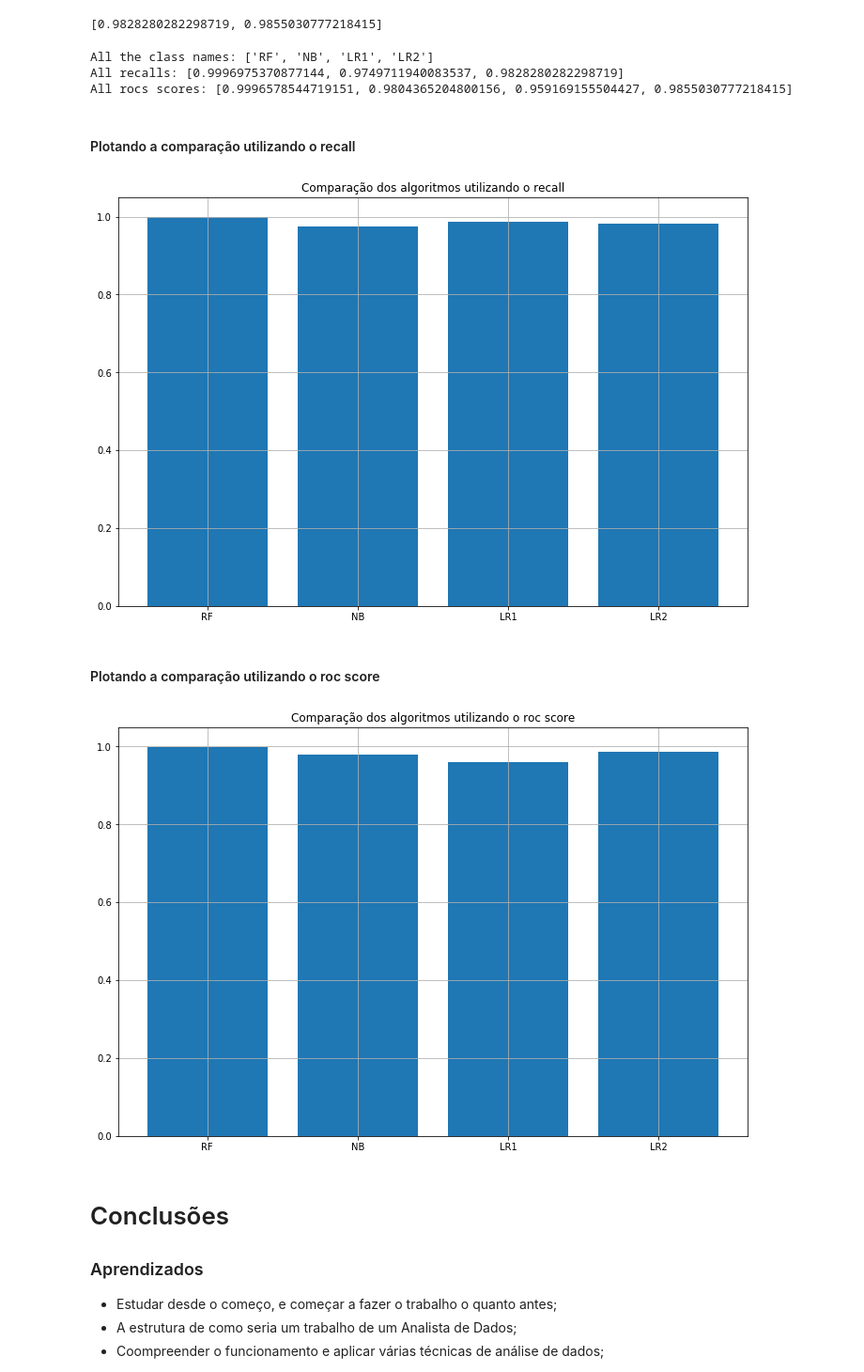
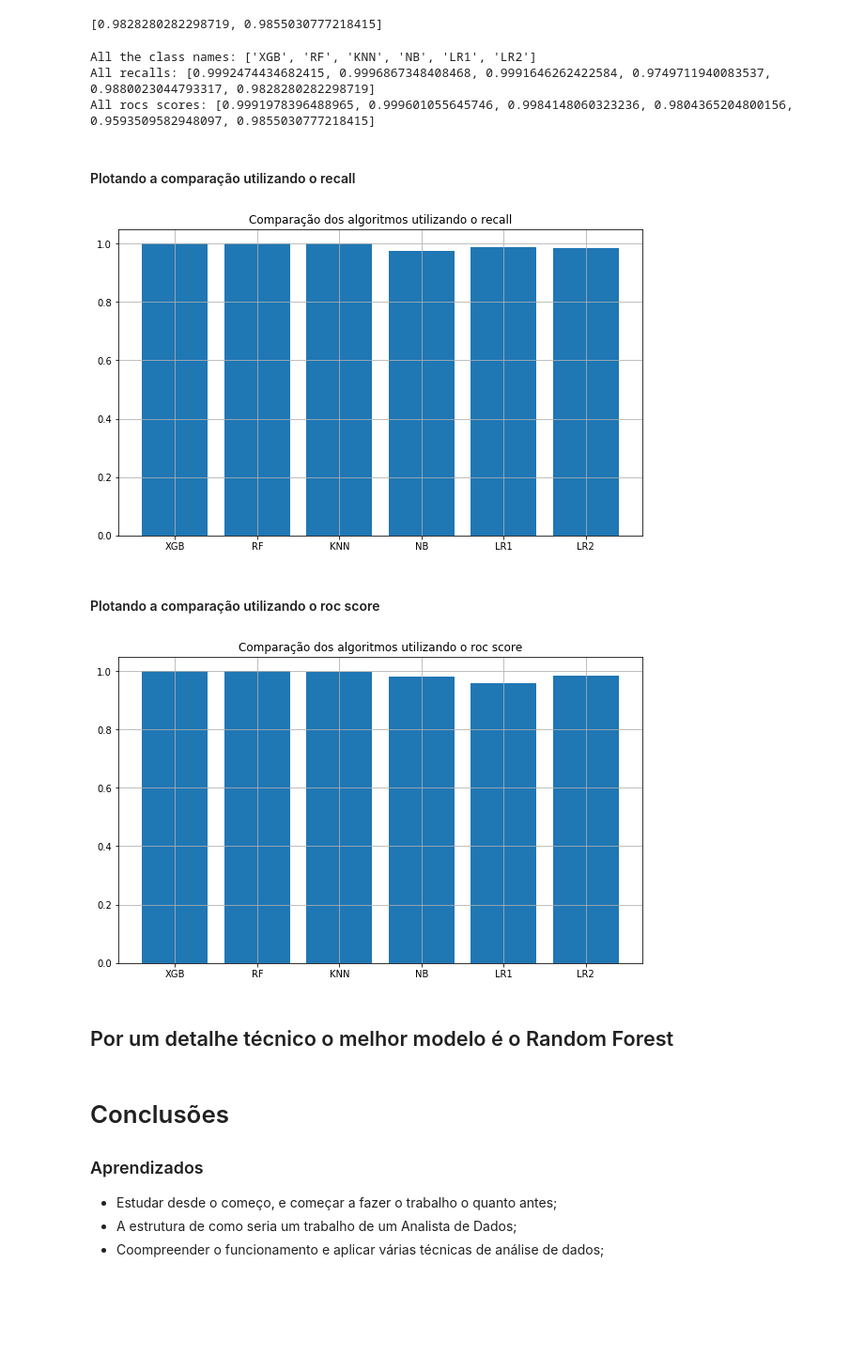
Before and after one commit to Eudalio/trabalho-final-machine-learning, a Jupyter notebook: Trabalho Final de Machine Learning.ipynb, the cells around one changed output. Shown at 94% size. Cells and saved outputs as stored; diff of their text form; code cells hidden in the pictures; blank space fills up the shorter version.

```diff
--- a/Trabalho Final de Machine Learning.ipynb
+++ b/Trabalho Final de Machine Learning.ipynb
@@ -418,8 +418,8 @@ modelXGB.fit(X_train_std_, y_train_)
 # make predictions for test data and evaluate
 y_pred = modelXGB.predict(X_test_std_)
 predictions = [round(value) for value in y_pred]
-accuracy = accuracy_score(y_test_, predictions)
-print("Accuracy: %.2f%%" % (accuracy * 100.0))
+recall = recall_score(y_test_, predictions)
+print("Recall: %.2f%%" % (recall * 100.0))
 # Fit model using each importance as a threshold
 thresholds = sort(modelXGB.feature_importances_)
 print('thresholds: ' + str(thresholds))
@@ -435,6 +435,6 @@ for thresh in thresholds:
     select_X_test = selection.transform(X_test_std_)
     y_pred = selection_model.predict(select_X_test)
     predictions = [round(value) for value in y_pred]
-    accuracy = accuracy_score(y_test_, predictions)
-    print("Thresh=%.3f, n=%d, Accuracy: %.2f%%" % (thresh, select_X_train.shape[1], accuracy*100.0))
+    accuracy = recall_score(y_test_, predictions)
+    print("Thresh=%.3f, n=%d, Recall: %.2f%%" % (thresh, select_X_train.shape[1], recall*100.0))
 # %% [output]
@@ -492,0 +487,4 @@ def classifier(model, X, y):
+# %%
+xgb = XGBClassifier()
+mxgb = classifier(xgb, X_train_std_, y_train_)
+mxgb
@@ -536,7 +546,7 @@ Roc: 0.959169155504427
 #### Model - Logistic Regression - L2
 # %%
 lr = lm.LogisticRegression(penalty='l2')
-mlr_l2 = classifiallrocs.append(mlr[1])er(lr, X_train_std_, y_train_)
+mlr_l2 = classifier(lr, X_train_std_, y_train_)
 mlr_l2
 # %% [output]
 Acc: 0.9838815092585055
@@ -547,50 +557,58 @@ Roc: 0.9855030777218415
 # %%
 # Juntando todos os nomes do metodos
 class_names = []
+class_names.append('XGB')
 class_names.append('RF')
+class_names.append('KNN')
 class_names.append('NB')
 class_names.append('LR1')
 class_names.append('LR2')
 print("All the class names: {}".format(class_names))
 #Juntando todos os recalls
 allrecalls = []
+allrecalls.append(mxgb[0])
 allrecalls.append(mrf[0])
+allrecalls.append(mknn[0])
 allrecalls.append(mnb[0])
 allrecalls.append(mlr_l1[0])
 allrecalls.append(mlr_l2[0])
-print("All recalls: {}".format(allfscores))
+print("All recalls: {}".format(allrecalls))
 
 #Juntando todos os roc scores
 allrocs = []
+allrocs.append(mxgb[1])
 allrocs.append(mrf[1])
+allrocs.append(mknn[1])
 allrocs.append(mnb[1])
 allrocs.append(mlr_l1[1])
 allrocs.append(mlr_l2[1])
 print("All rocs scores: {}".format(allrocs))
 # %% [output]
-All the class names: ['RF', 'NB', 'LR1', 'LR2']
-All recalls: [0.9996975370877144, 0.9749711940083537, 0.9828280282298719]
-All rocs scores: [0.9996578544719151, 0.9804365204800156, 0.959169155504427, 0.9855030777218415]
+All the class names: ['XGB', 'RF', 'KNN', 'NB', 'LR1', 'LR2']
+All recalls: [0.9992474434682415, 0.9996867348408468, 0.9991646262422584, 0.9749711940083537, 0.9880023044793317, 0.9828280282298719]
+All rocs scores: [0.9991978396488965, 0.999601055645746, 0.9984148060323236, 0.9804365204800156, 0.9593509582948097, 0.9855030777218415]
 # %% [markdown]
 #### Plotando a comparação utilizando o recall
 # %%
-plt.figure(figsize=(12,8))
+plt.figure(figsize=(10,6))
 plt.grid()
 plt.title('Comparação dos algoritmos utilizando o recall')
 plt.bar(range(len(class_names)), allrecalls)
 plt.xticks(range(len(class_names)), class_names);
 # %% [output]
-[figure, old version]
+[figure, new version]
 # %% [markdown]
 #### Plotando a comparação utilizando o roc score
 # %%
-plt.figure(figsize=(12,8))
+plt.figure(figsize=(10,6))
 plt.grid()
 plt.title('Comparação dos algoritmos utilizando o roc score')
 plt.bar(range(len(class_names)), allrocs)
 plt.xticks(range(len(class_names)), class_names);
 # %% [output]
-[figure, old version]
+[figure, new version]
+# %% [markdown]
+## Por um detalhe técnico o melhor modelo é o Random Forest
 # %% [markdown]
 # Conclusões
 
```
Also changed, not shown: parts of 8 cells of this notebook.
